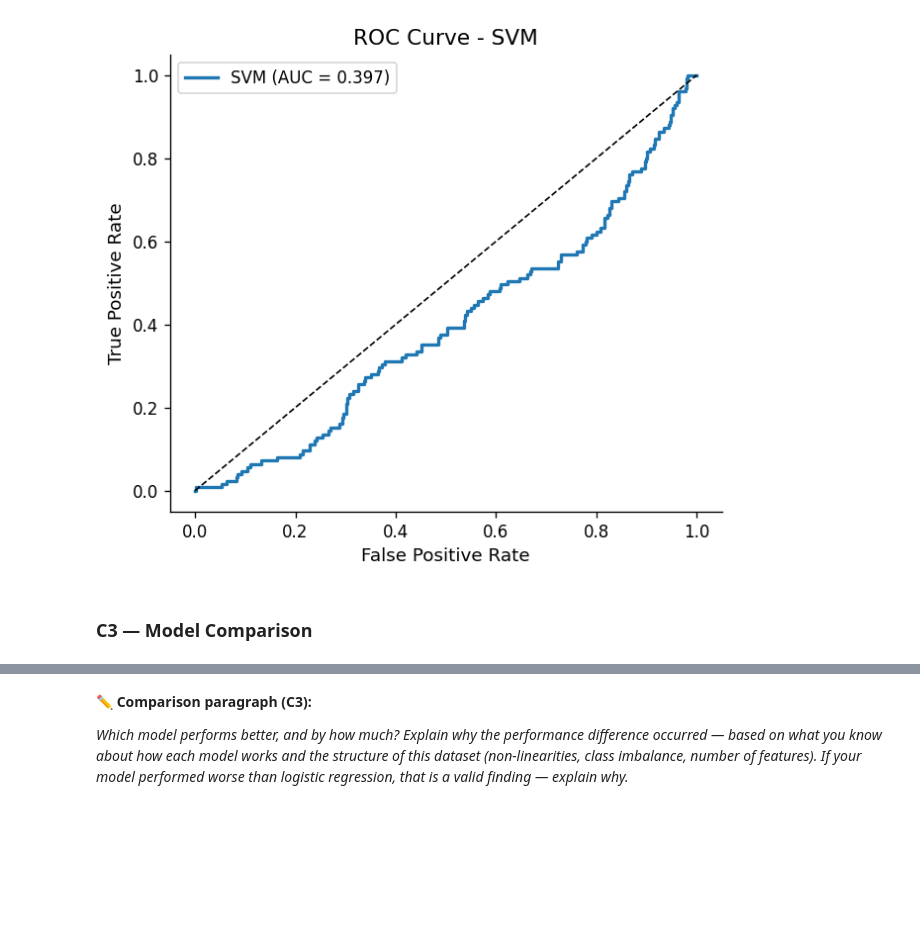
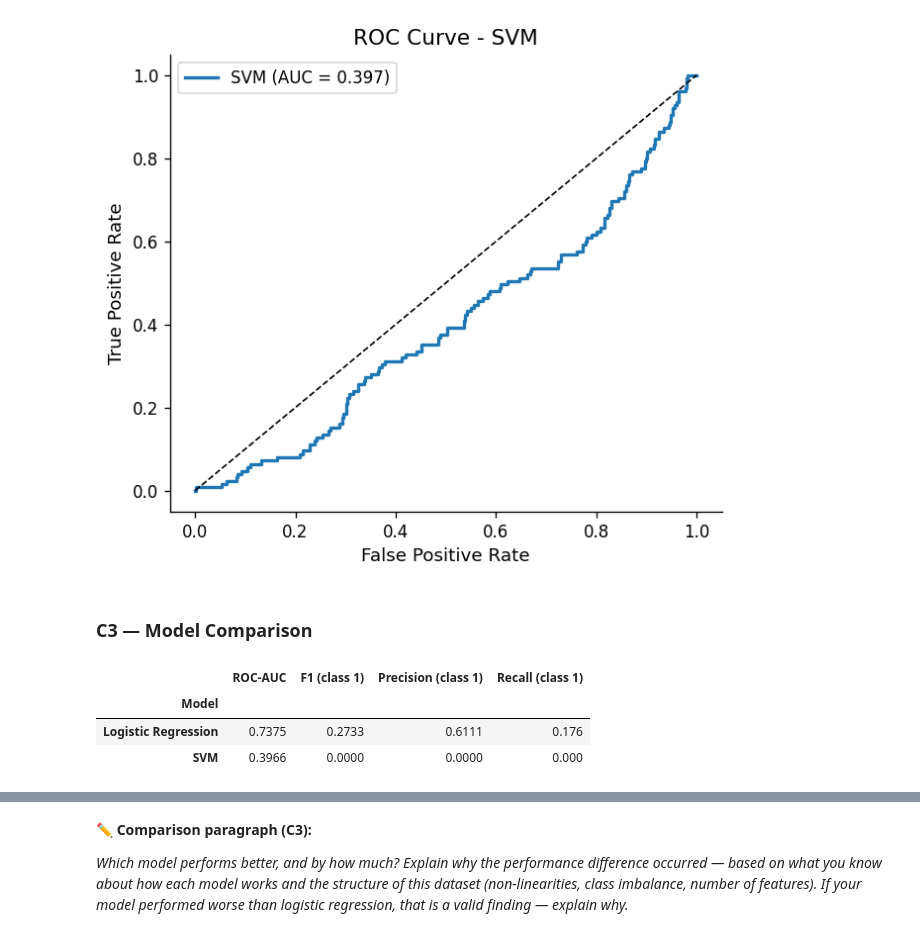
Before and after one commit to zlwym/IAT461_Assignment02, a Jupyter notebook: iat461_a2_scaffold_empty.ipynb, the cells around one changed output, grey strips where cells are left out. Saved outputs shown, nothing was run; the diff lists cells and outputs as text; code cells hidden in the pictures; blank space fills up the shorter version.

```diff
--- a/iat461_a2_scaffold_empty.ipynb
+++ b/iat461_a2_scaffold_empty.ipynb
@@ -1142,14 +1147,38 @@ plt.show()
 # %%
 # YOUR CODE HERE
 # Summary comparison table
-# metrics = {
-#     'Model': ['Logistic Regression', 'YOUR MODEL NAME'],
-#     'ROC-AUC': [...],
-#     'F1 (class 1)': [...],
-#     'Precision (class 1)': [...],
-#     'Recall (class 1)': [...],
-# }
-# pd.DataFrame(metrics).set_index('Model').round(4)
+
+metrics = {
+     'Model': [
+         'Logistic Regression',
+         'SVM'
+         ],
+     'ROC-AUC': [
+         auc_lr,
+         auc_c
+     ],
+     'F1 (class 1)': [
+         f1_score(y_test, y_pred_lr),
+         f1_score(y_test, y_pred_c)
+     ],
+     'Precision (class 1)': [
+         precision_score(y_test, y_pred_lr),
+         precision_score(y_test, y_pred_c)
+     ],
+     'Recall (class 1)': [
+         recall_score(y_test, y_pred_lr),
+         recall_score(y_test, y_pred_c)
+     ],
+ }
+
+pd.DataFrame(metrics).set_index('Model').round(4)
+
+#comparisons for class 1: subscribed
+# %% [output]
+|  | ROC-AUC | F1 (class 1) | Precision (class 1) | Recall (class 1) |
+| Model |  |  |  |  |
+| Logistic Regression | 0.7375 | 0.2733 | 0.6111 | 0.176 |
+| SVM | 0.3966 | 0.0000 | 0.0000 | 0.000 |
 # %%
 # YOUR CODE HERE
 # Dual ROC curve plot
```
Also changed, not shown: parts of 9 cells of this notebook.
